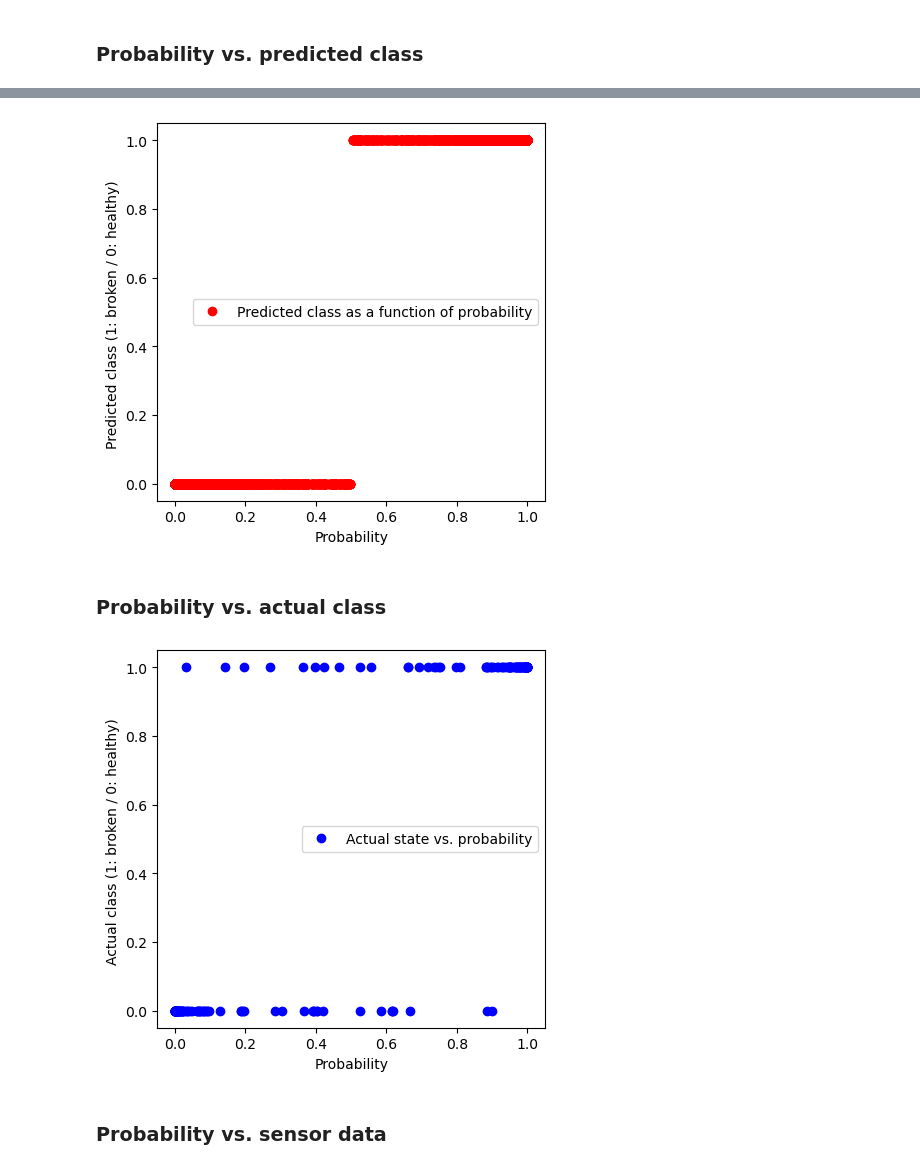
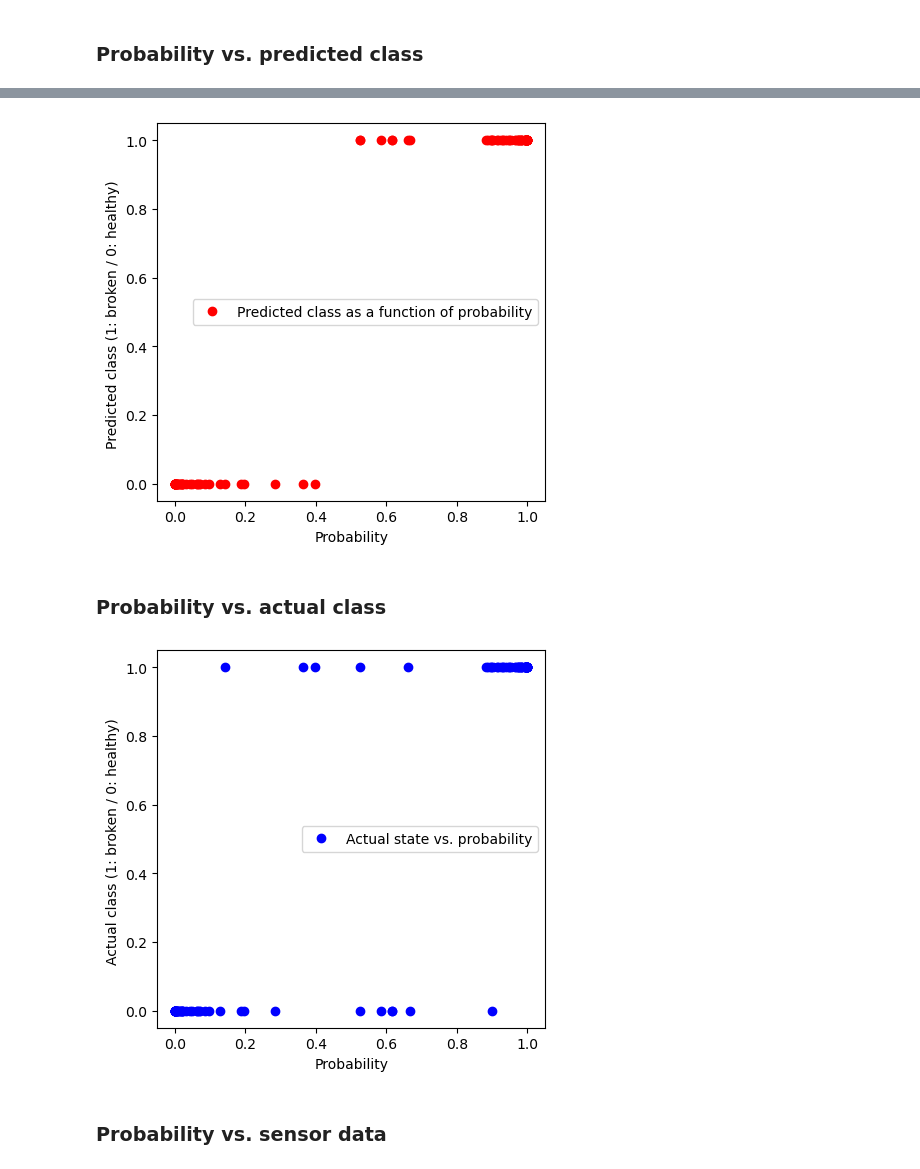
Before and after one commit to therobotacademy/kaggle-gearbox-analysis, a Jupyter notebook: data/Advanced_LogisticRegression_of_GearboxFault.ipynb, the cells around one changed output, grey strips where cells are left out. Saved outputs shown, nothing was run; the diff lists cells and outputs as text; code cells hidden in the pictures.

```diff
--- a/data/Advanced_LogisticRegression_of_GearboxFault.ipynb
+++ b/data/Advanced_LogisticRegression_of_GearboxFault.ipynb
@@ -90,25 +93,30 @@ Probability for the test data (first 10 rows):
 # %%
+# Select the first 100 points for clarity in the graph
+n_points = 100
+probability = y_prob[:n_points]
+pred_class = np.array(y_pred)[:n_points]
+
+# Plot the graph
 plt.figure(figsize = (5,5), dpi=100)
-
-plt.plot(y_prob, y_pred, 'o', color='red', label = "Predicted class as a function of probability")
+plt.plot(probability, pred_class, 'o', color='red', label = "Predicted class as a function of probability")
 #plt.plot(y_pred, y_prob, 'o', color='black');
 
 plt.xlabel('Probability')
 plt.ylabel('Predicted class (1: broken / 0: healthy) ')
-
 plt.legend()
-
 plt.show()
 # %% [output]
-[figure, old version]
+[figure, new version]
 # %% [markdown]
 ### Probability vs. actual class
 # %%
-plt.figure(figsize = (5,5), dpi=100)
-
-n_points = 200
+# Select the first 100 points for clarity in the graph
+n_points = 100
 probability = y_prob[:n_points]
 actual_class = np.array(y_test)[:n_points,0]
+
+# Plot the graph
+plt.figure(figsize = (5,5), dpi=100)
 plt.plot(probability, actual_class, 'o', color='blue', label = "Actual state vs. probability")
 
 plt.xlabel('Probability')
@@ -118,7 +126,7 @@ plt.legend()
 
 plt.show()
 # %% [output]
-[figure, old version]
+[figure, new version]
 # %% [markdown]
 ### Probability vs. sensor data
 # %%
```
Also changed, not shown: parts of 5 cells of this notebook, 3 other files.
